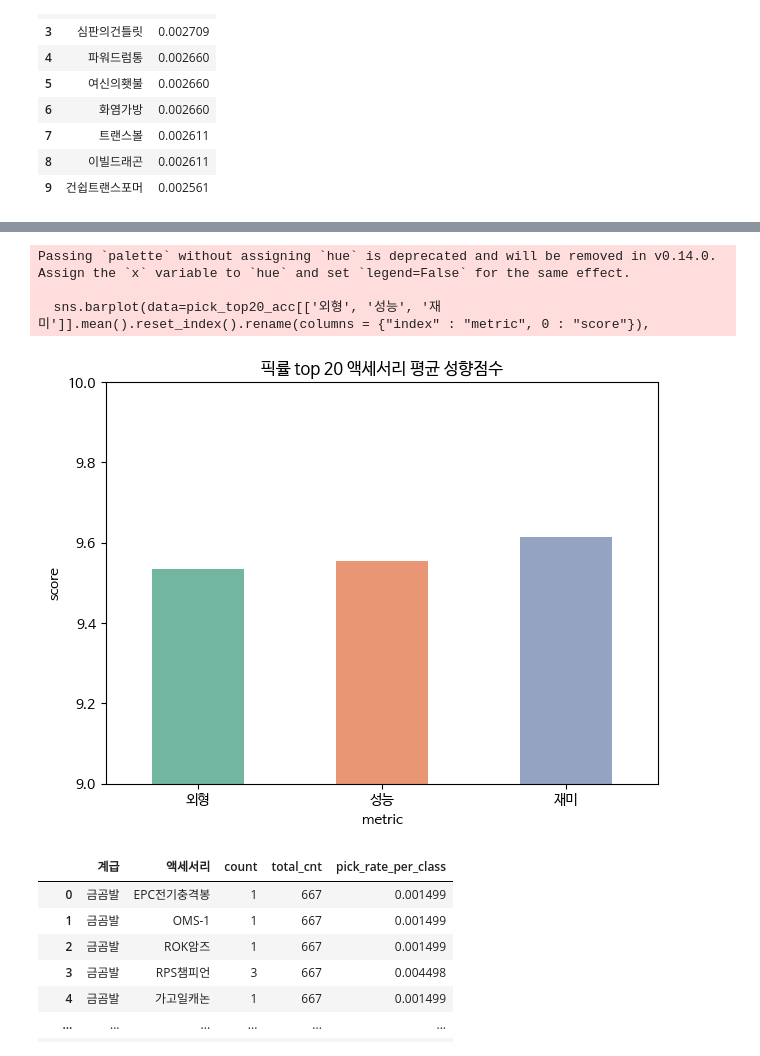
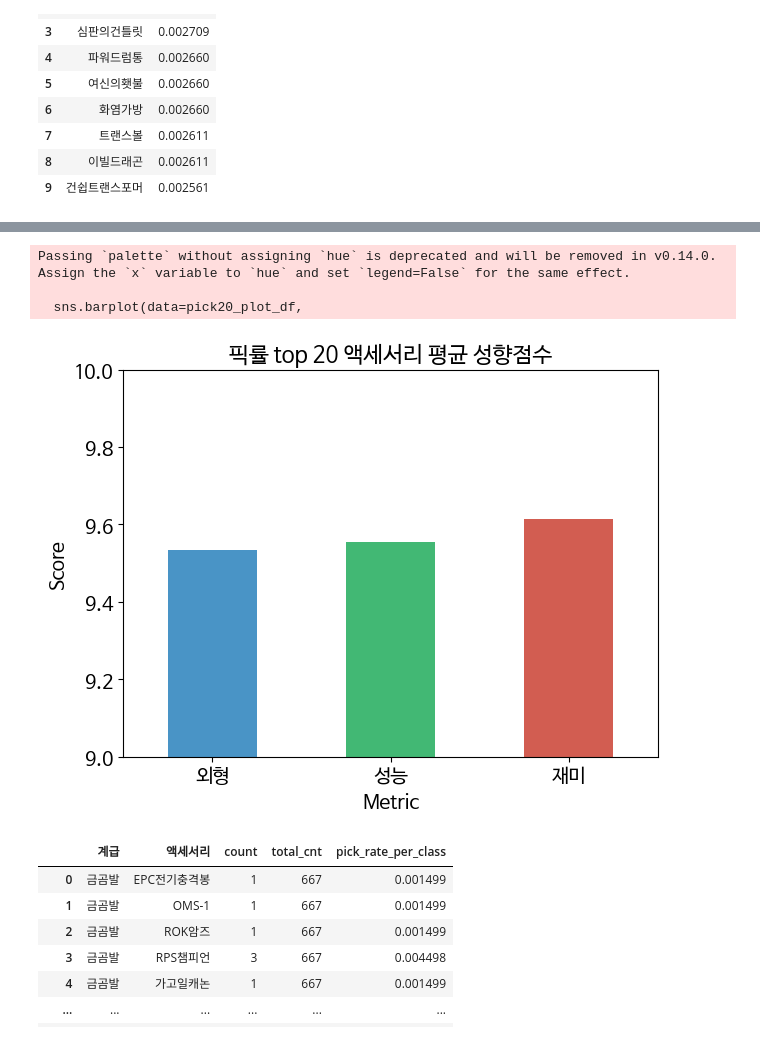
Before and after one commit to kimjaehyeonC/Toy_Getamped, a Jupyter notebook: getamped_log_generator.ipynb, the cells around one changed output, grey strips where cells are left out. Cells and saved outputs as stored; diff of their text form; code cells hidden in the pictures.

```diff
--- a/getamped_log_generator.ipynb
+++ b/getamped_log_generator.ipynb
@@ -395,4 +395,10 @@ tendency_score_per_user[mask]
 | user_978 | 9.154622 | 9.005882 | 9.136975 |
 | user_985 | 9.098958 | 8.910417 | 9.092708 |
 101 rows × 3 columns
+# %%
+color_dict = {
+    '재미': '#E74C3C',    # 빨강
+    '외형': '#3498DB',    # 파랑
+    '성능': '#2ECC71'     # 초록
+}
 # %%
@@ -431,21 +461,28 @@ pick_rate_table.head(10)
 # %%
 # 픽률 top 20 액세서리
 
 pick_top20_acc = pd.merge(pick_rate_table.head(20), df_score, how = 'left', on = '액세서리')[['액세서리', '외형', '성능', '재미']]
+pick20_plot_df = pick_top20_acc[['외형', '성능', '재미']].mean().reset_index().rename(columns = {"index" : "metric", 0 : "score"})
+
+palette = [color_dict[m] for m in pick20_plot_df['metric']]
+sns.barplot(data=pick20_plot_df,
+            x='metric', y = 'score', palette=palette, width=0.5)
 
 
-sns.barplot(data=pick_top20_acc[['외형', '성능', '재미']].mean().reset_index().rename(columns = {"index" : "metric", 0 : "score"}),
-            x='metric', y = 'score', palette='Set2', width=0.5)
+plt.xlabel('Metric', fontdict = {'size' : 14})
+plt.ylabel('Score', fontdict = {'size' : 14})
+plt.xticks(fontsize=14)
+plt.yticks(fontsize=14)
 
 plt.ylim(9, 10)
 plt.tight_layout()
-plt.title('픽률 top 20 액세서리 평균 성향점수')
+plt.title('픽률 top 20 액세서리 평균 성향점수', fontsize = 16)
 plt.show()
 # %% [output]
 Passing `palette` without assigning `hue` is deprecated and will be removed in v0.14.0. Assign the `x` variable to `hue` and set `legend=False` for the same effect.
 
-  sns.barplot(data=pick_top20_acc[['외형', '성능', '재미']].mean().reset_index().rename(columns = {"index" : "metric", 0 : "score"}),
+  sns.barplot(data=pick20_plot_df,
-[figure, old version]
+[figure, new version]
 # %%
 acc_count_per_class = session_table.groupby(['계급', '액세서리']).count()[['유저ID']].reset_index().rename(columns = {'유저ID' : 'count'})
 total_by_class = acc_count_per_class.groupby('계급')[['count']].sum().reset_index().rename(columns = {'count' : 'total_cnt'})
```
Also changed, not shown: parts of 9 cells of this notebook.
